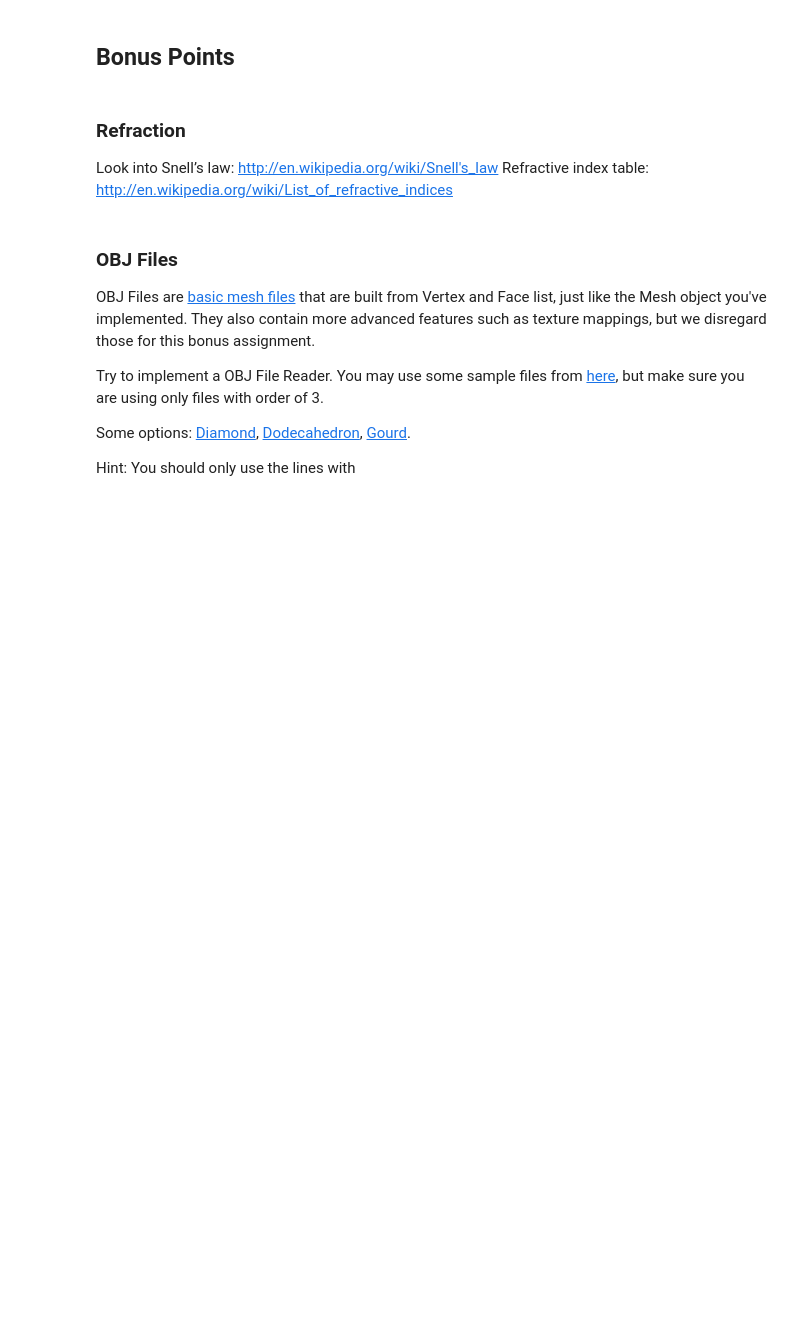
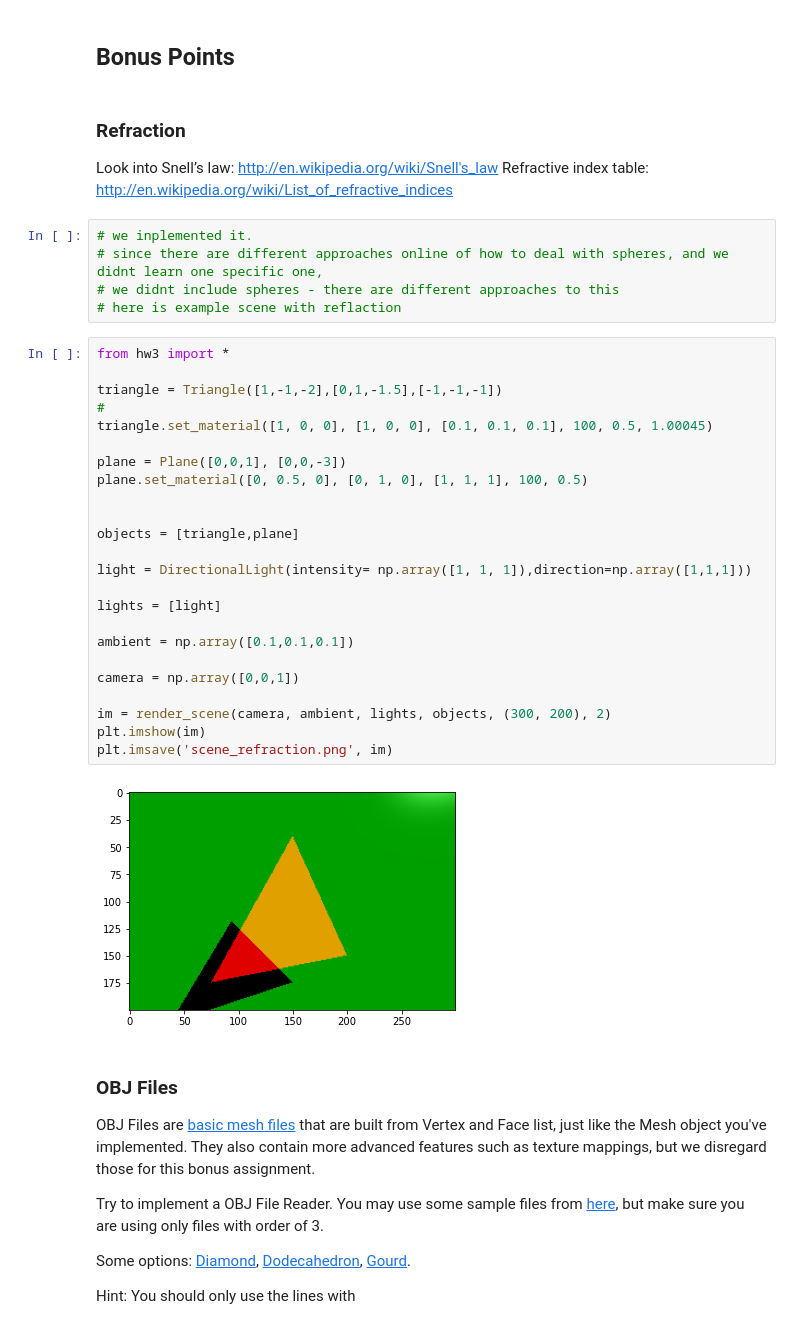
Before and after one commit to efraim224/Ray-Tracing, a Jupyter notebook: Exercise_3_Ray_Tracing.ipynb, the cells around one changed output. Drawn from its saved outputs; the diff is of its cells as text; blank space fills up the shorter version.

```diff
--- a/Exercise_3_Ray_Tracing.ipynb
+++ b/Exercise_3_Ray_Tracing.ipynb
@@ -266,6 +247,37 @@ plt.imsave('scene6.png', im)
 
 Look into Snell’s law: http://en.wikipedia.org/wiki/Snell's_law
 Refractive index table: http://en.wikipedia.org/wiki/List_of_refractive_indices
+# %%
+# we inplemented it.
+# since there are different approaches online of how to deal with spheres, and we didnt learn one specific one,
+# we didnt include spheres - there are different approaches to this
+# here is example scene with reflaction
+# %%
+from hw3 import *
+
+triangle = Triangle([1,-1,-2],[0,1,-1.5],[-1,-1,-1])
+#
+triangle.set_material([1, 0, 0], [1, 0, 0], [0.1, 0.1, 0.1], 100, 0.5, 1.00045)
+
+plane = Plane([0,0,1], [0,0,-3])
+plane.set_material([0, 0.5, 0], [0, 1, 0], [1, 1, 1], 100, 0.5)
+
+
+objects = [triangle,plane]
+
+light = DirectionalLight(intensity= np.array([1, 1, 1]),direction=np.array([1,1,1]))
+
+lights = [light]
+
+ambient = np.array([0.1,0.1,0.1])
+
+camera = np.array([0,0,1])
+
+im = render_scene(camera, ambient, lights, objects, (300, 200), 2)
+plt.imshow(im)
+plt.imsave('scene_refraction.png', im)
+# %% [output]
+[figure, added]
 # %% [markdown]
 ### OBJ Files
 
```
Also changed, not shown: parts of 7 cells of this notebook, 2 other files.
